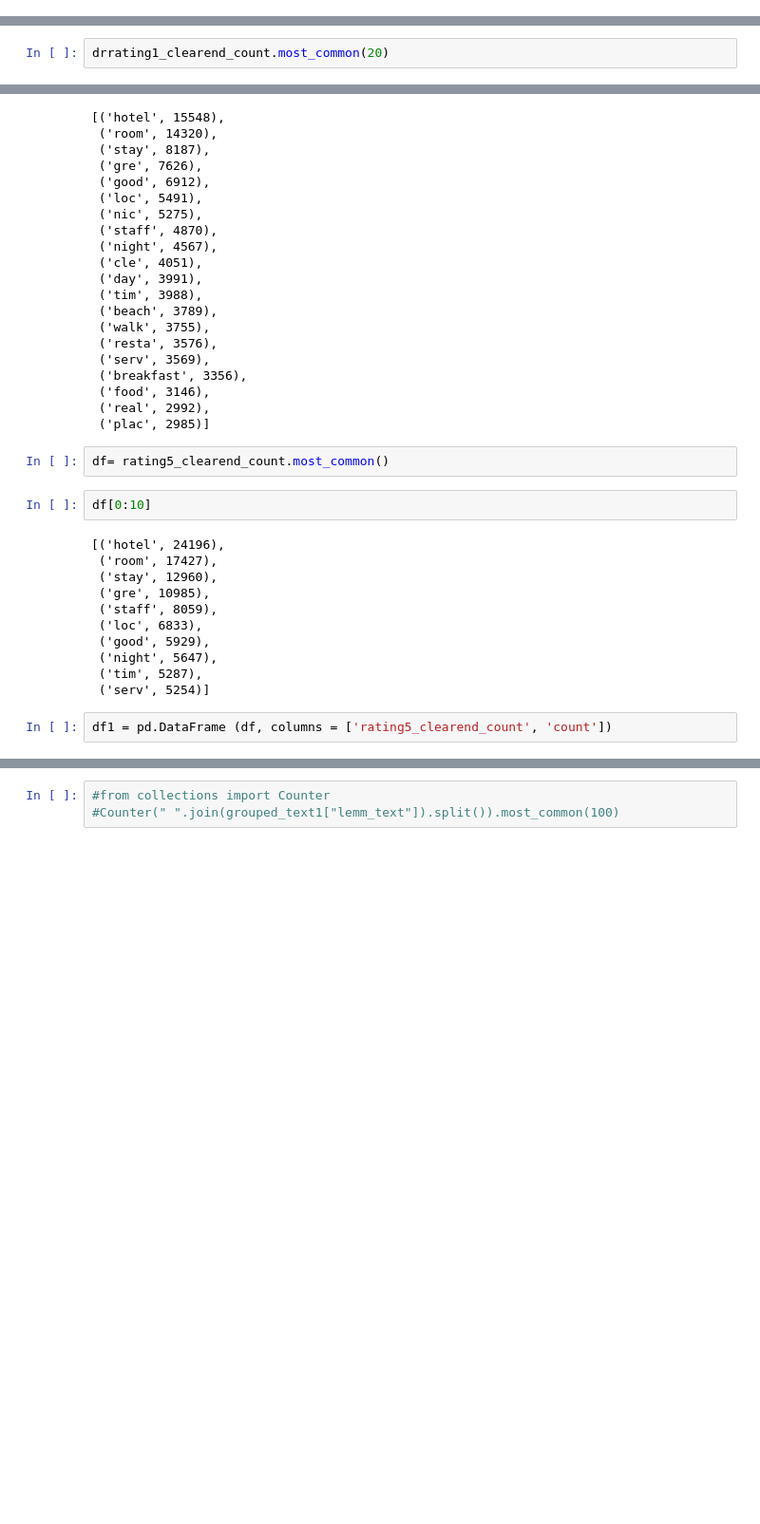
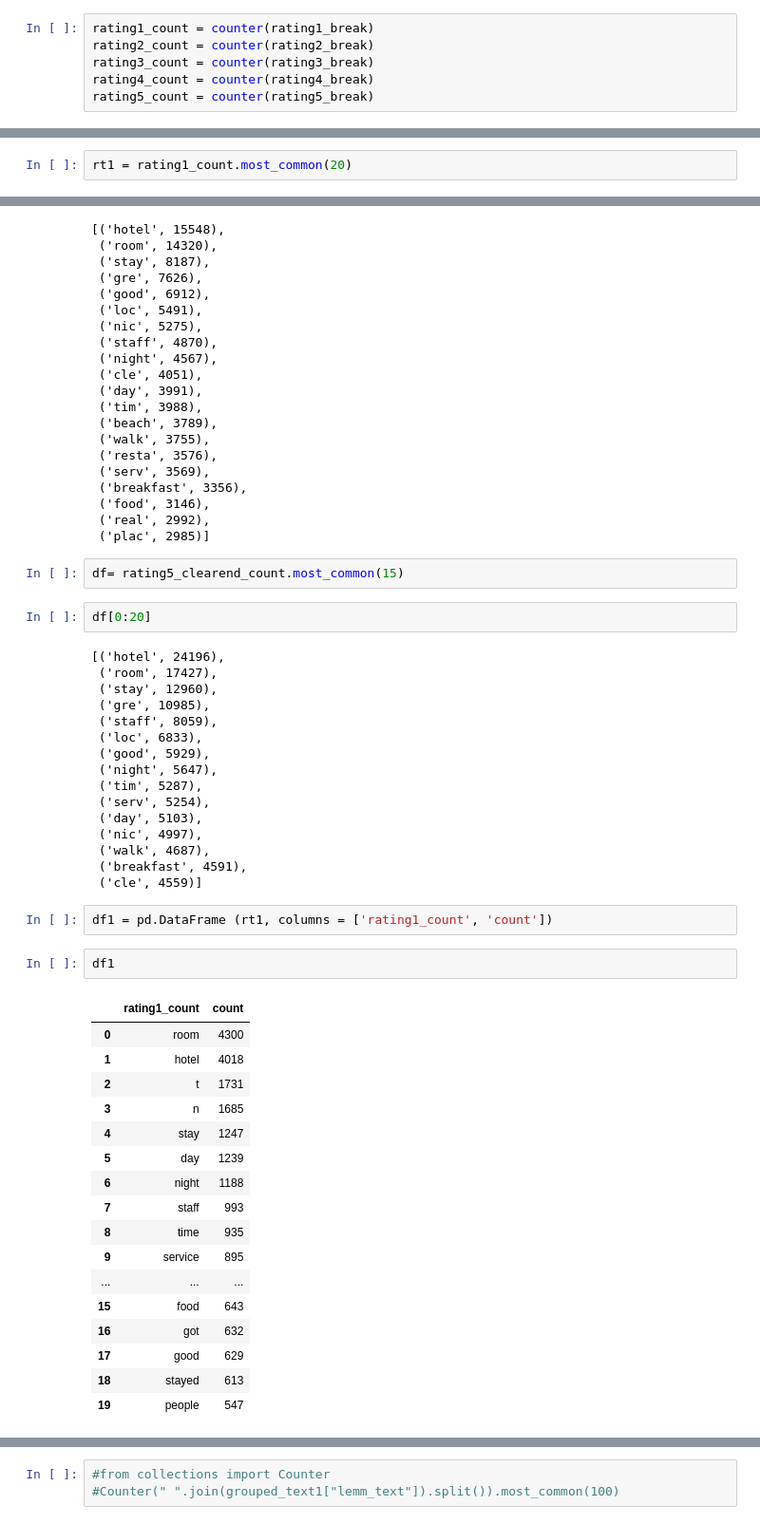
Before and after one commit to RobFaj/NLP_Project2022, a Jupyter notebook: Project Exploration and Analysis.ipynb, the cells around one changed output, grey strips where cells are left out. Shown at 95% size. Drawn from its saved outputs; the diff is of its cells as text; blank space fills up the shorter version.

```diff
--- a/Project Exploration and Analysis.ipynb
+++ b/Project Exploration and Analysis.ipynb
@@ -495,3 +509,9 @@ rating2_clearend_count = counter(rating2_clearend)
 rating3_clearend_count = counter(rating3_clearend)
 rating4_clearend_count = counter(rating4_clearend)
 rating5_clearend_count = counter(rating5_clearend)
+# %%
+rating1_count = counter(rating1_break)
+rating2_count = counter(rating2_break)
+rating3_count = counter(rating3_break)
+rating4_count = counter(rating4_break)
+rating5_count = counter(rating5_break)
@@ -498,2 +531,2 @@ rating5_clearend_count = counter(rating5_clearend)
 # %%
-drrating1_clearend_count.most_common(20)
+rt1 = rating1_count.most_common(20)
@@ -588,9 +610,9 @@ rating4_clearend_count.most_common(20)
  ('real', 2992),
  ('plac', 2985)]
 # %%
-df= rating5_clearend_count.most_common()
+df= rating5_clearend_count.most_common(15)
 # %%
-df[0:10]
+df[0:20]
 # %% [output]
 [('hotel', 24196),
  ('room', 17427),
@@ -601,6 +623,31 @@ df[0:10]
  ('good', 5929),
  ('night', 5647),
  ('tim', 5287),
- ('serv', 5254)]
+ ('serv', 5254),
+ ('day', 5103),
+ ('nic', 4997),
+ ('walk', 4687),
+ ('breakfast', 4591),
+ ('cle', 4559)]
 # %%
-df1 = pd.DataFrame (df, columns = ['rating5_clearend_count', 'count'])
+df1 = pd.DataFrame (rt1, columns = ['rating1_count', 'count'])
+# %%
+df1
+# %% [output]
+|  | rating1_count | count |
+| 0 | room | 4300 |
+| 1 | hotel | 4018 |
+| 2 | t | 1731 |
+| 3 | n | 1685 |
+| 4 | stay | 1247 |
+| 5 | day | 1239 |
+| 6 | night | 1188 |
+| 7 | staff | 993 |
+| 8 | time | 935 |
+| 9 | service | 895 |
+| ... | ... | ... |
+| 15 | food | 643 |
+| 16 | got | 632 |
+| 17 | good | 629 |
+| 18 | stayed | 613 |
+| 19 | people | 547 |
```
Also changed, not shown: parts of 41 cells of this notebook, 2 other files.
